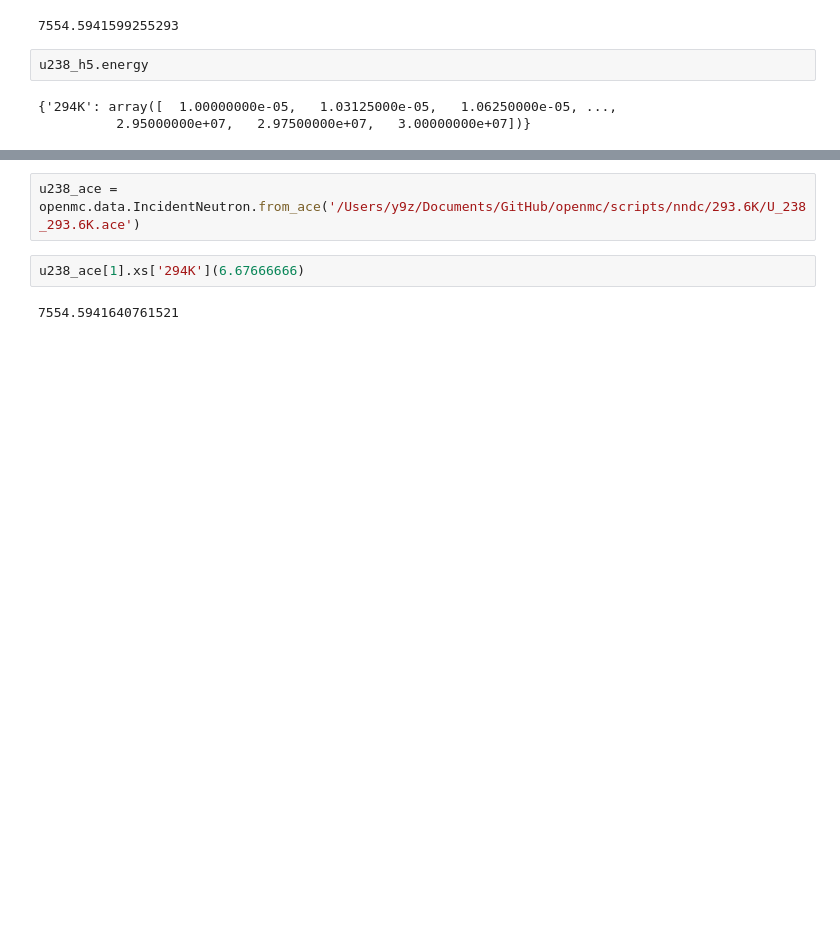
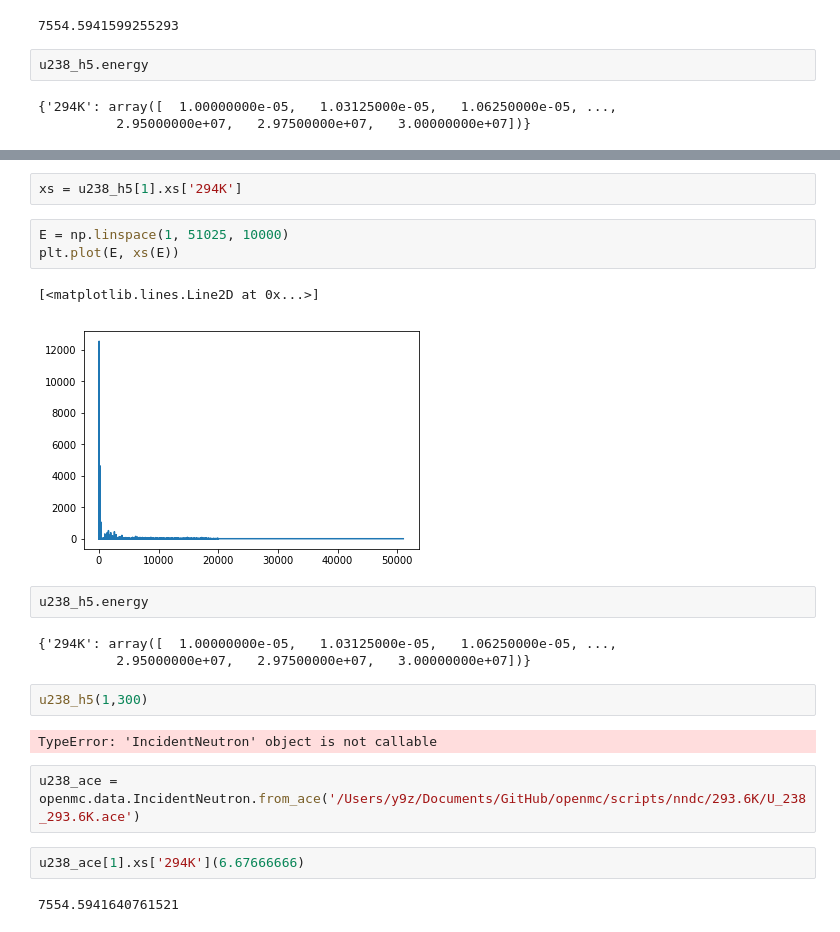
Before and after one commit to zhangy6x/research_stuff, a Jupyter notebook: jupyter_notebooks/OpenMC_test-Copy2.ipynb, the cells around one changed output, grey strips where cells are left out. Saved outputs shown, nothing was run; the diff lists cells and outputs as text; blank space fills up the shorter version.

```diff
--- a/jupyter_notebooks/OpenMC_test-Copy2.ipynb
+++ b/jupyter_notebooks/OpenMC_test-Copy2.ipynb
@@ -37,3 +103,20 @@ u238_h5.energy
+# %%
+xs = u238_h5[1].xs['294K']
+# %%
+E = np.linspace(1, 51025, 10000)
+plt.plot(E, xs(E))
+# %% [output]
+[<matplotlib.lines.Line2D at 0x...>]
+[figure, added]
+# %%
+u238_h5.energy
+# %% [output]
+{'294K': array([  1.00000000e-05,   1.03125000e-05,   1.06250000e-05, ...,
+          2.95000000e+07,   2.97500000e+07,   3.00000000e+07])}
+# %%
+u238_h5(1,300)
+# %% [output]
+TypeError: 'IncidentNeutron' object is not callable
 # %%
 u238_ace = openmc.data.IncidentNeutron.from_ace('/Users/y9z/Documents/GitHub/openmc/scripts/nndc/293.6K/U_238_293.6K.ace')
 # %%
```
Also changed, not shown: parts of 19 cells of this notebook, 4 other files.
